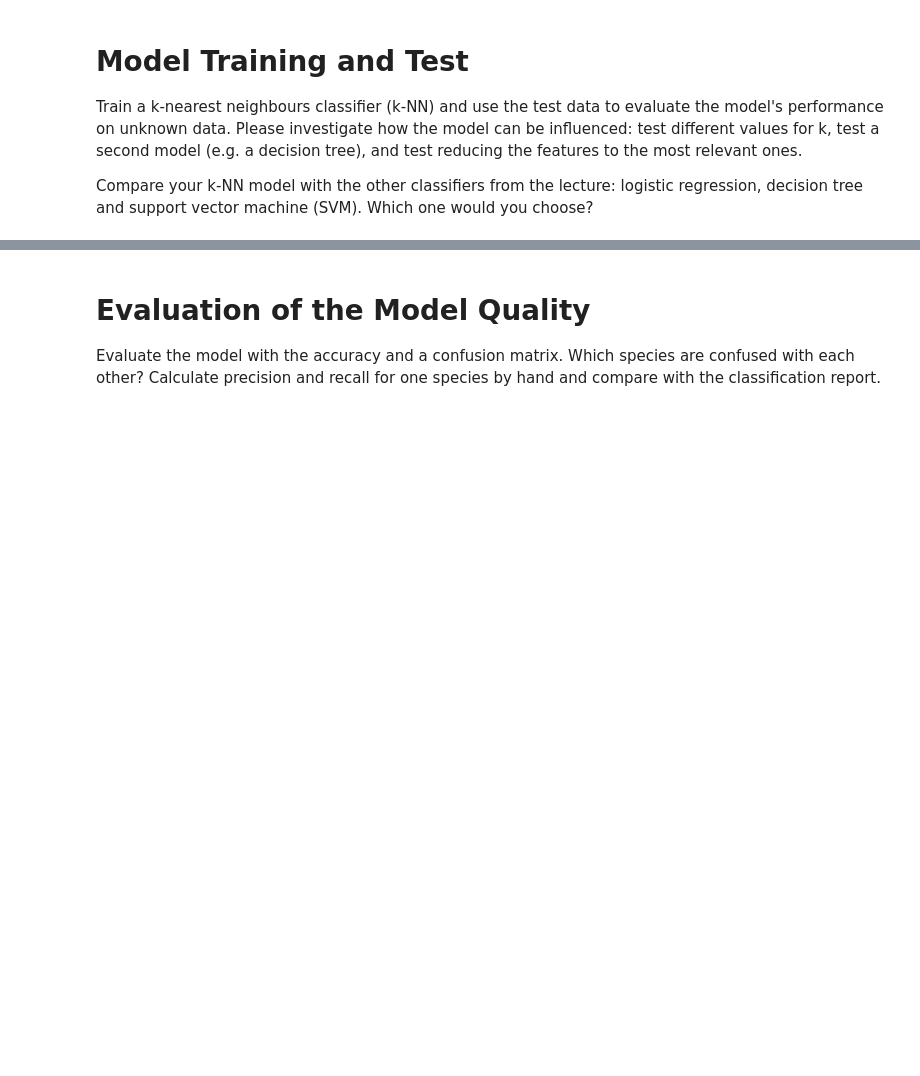
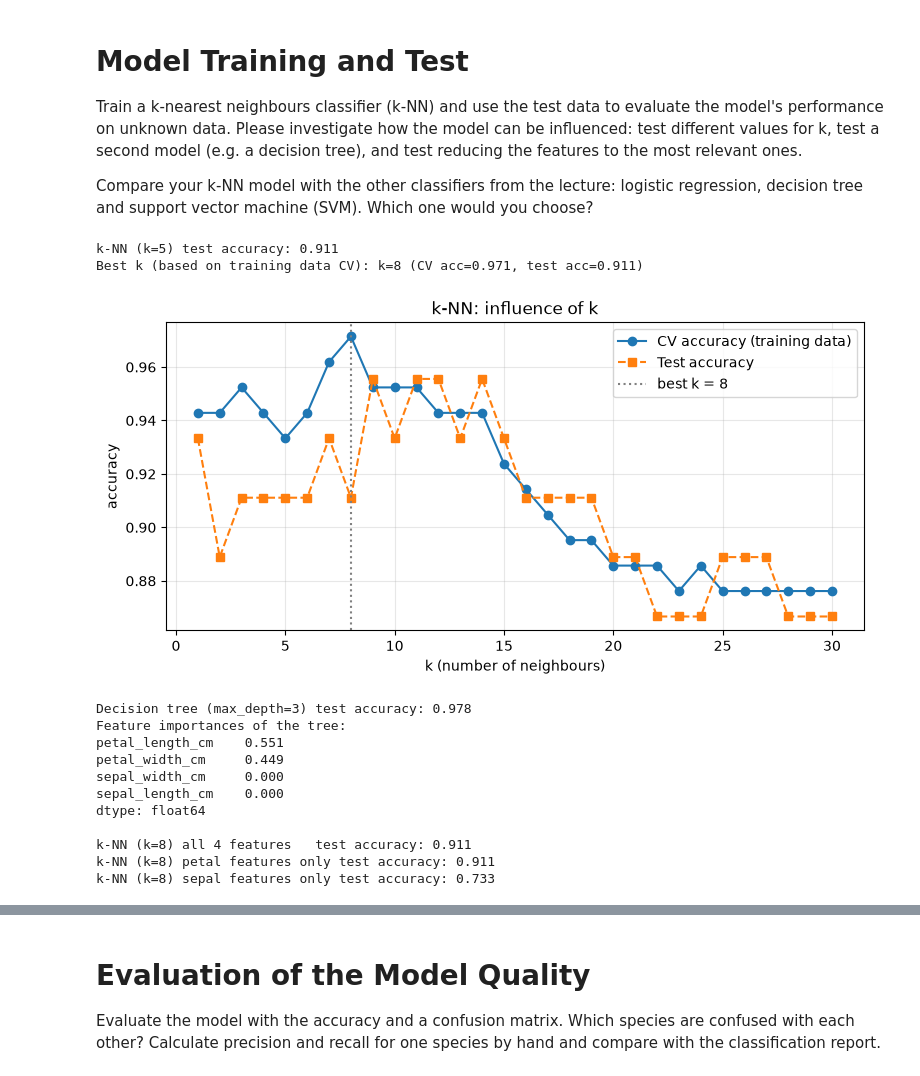
Before and after one commit to maaaax1611/machine-learning-for-engineers, a Jupyter notebook: 2_classification/Exercise_II_Classification_IrisData_Task.ipynb, the cells around one changed output, grey strips where cells are left out. Cells and saved outputs as stored; diff of their text form; code cells hidden in the pictures; blank space fills up the shorter version.

```diff
--- a/2_classification/Exercise_II_Classification_IrisData_Task.ipynb
+++ b/2_classification/Exercise_II_Classification_IrisData_Task.ipynb
@@ -27,3 +179,13 @@ Which feature pairs separate the species best? Which species are hard to disting
 Please prepare the data in a training and a test dataset to train and test the classification model in a later stage.
 Please do some research to understand the reason.
 What does the parameter `stratify` do, and why is it useful here?
+# %%
+# 0.7 train - 0.3 test
+# stratify=y keeps the class proportions identical in both sets.
+X_train, X_test, y_train, y_test = train_test_split(
+    X, y, test_size=0.3, stratify=y, random_state=RANDOM_STATE
+)
+
+print("Training set:", X_train.shape, " Test set:", X_test.shape)
+print("\nClass distribution training set:\n", y_train.value_counts())
+print("\nClass distribution test set:\n", y_test.value_counts())
@@ -33,3 +216,71 @@ Train a k-nearest neighbours classifier (k-NN) and use the test data to evaluate
 Please investigate how the model can be influenced: test different values for k, test a second model (e.g. a decision tree), and test reducing the features to the most relevant ones.
 
 Compare your k-NN model with the other classifiers from the lecture: logistic regression, decision tree and support vector machine (SVM). Which one would you choose?
+# %%
+# baseline k=5
+# knn works with distances --> standardize
+knn = make_pipeline(StandardScaler(), KNeighborsClassifier(n_neighbors=5))
+knn.fit(X_train, y_train)
+print(f"k-NN (k=5) test accuracy: {accuracy_score(y_test, knn.predict(X_test)):.3f}")
+
+# Test influence of k
+# our dataset is small, meaning we would measure lots of noise
+# --> use 5 folds of cv on the training data
+cv = StratifiedKFold(n_splits=5, shuffle=True, random_state=RANDOM_STATE)
+k_values = range(1, 31)
+test_acc, cv_acc = [], []
+for k in k_values:
+    model = make_pipeline(StandardScaler(), KNeighborsClassifier(n_neighbors=k))
+    cv_acc.append(cross_val_score(model, X_train, y_train, cv=cv).mean())
+    test_acc.append(model.fit(X_train, y_train).score(X_test, y_test))
+
+best_k = list(k_values)[int(np.argmax(cv_acc))]
+print(f"Best k (based on training data CV): k={best_k} "
+      f"(CV acc={max(cv_acc):.3f}, test acc={test_acc[best_k - 1]:.3f})")
+
+plt.figure(figsize=(9, 4))
+plt.plot(k_values, cv_acc, "o-", label="CV accuracy (training data)")
+plt.plot(k_values, test_acc, "s--", label="Test accuracy")
+plt.axvline(best_k, color="grey", ls=":", label=f"best k = {best_k}")
+plt.xlabel("k (number of neighbours)")
+plt.ylabel("accuracy")
+plt.title("k-NN: influence of k")
+plt.legend()
+plt.grid(alpha=0.3)
+plt.show()
+
+# final knn model with best k
+knn = make_pipeline(StandardScaler(), KNeighborsClassifier(n_neighbors=best_k))
+knn.fit(X_train, y_train)
+
+# second model: decision tree
+tree = DecisionTreeClassifier(max_depth=3, random_state=RANDOM_STATE).fit(X_train, y_train)
+print(f"\nDecision tree (max_depth=3) test accuracy: {tree.score(X_test, y_test):.3f}")
+print("Feature importances of the tree:")
+print(pd.Series(tree.feature_importances_, index=feature_cols).sort_values(ascending=False).round(3))
+
+# reducing the features to the most relevant ones (petal length & width)
+petal_cols = ["petal_length_cm", "petal_width_cm"]
+knn_petal = make_pipeline(StandardScaler(), KNeighborsClassifier(n_neighbors=best_k))
+knn_petal.fit(X_train[petal_cols], y_train)
+print(f"\nk-NN (k={best_k}) all 4 features   test accuracy: {knn.score(X_test, y_test):.3f}")
+print(f"k-NN (k={best_k}) petal features only test accuracy: {knn_petal.score(X_test[petal_cols], y_test):.3f}")
+sepal_cols = ["sepal_length_cm", "sepal_width_cm"]
+knn_sepal = make_pipeline(StandardScaler(), KNeighborsClassifier(n_neighbors=best_k))
+knn_sepal.fit(X_train[sepal_cols], y_train)
+print(f"k-NN (k={best_k}) sepal features only test accuracy: {knn_sepal.score(X_test[sepal_cols], y_test):.3f}")
+# %% [output]
+k-NN (k=5) test accuracy: 0.911
+Best k (based on training data CV): k=8 (CV acc=0.971, test acc=0.911)
+[figure, added]
+Decision tree (max_depth=3) test accuracy: 0.978
+Feature importances of the tree:
+petal_length_cm    0.551
+petal_width_cm     0.449
+sepal_width_cm     0.000
+sepal_length_cm    0.000
+dtype: float64
+
+k-NN (k=8) all 4 features   test accuracy: 0.911
+k-NN (k=8) petal features only test accuracy: 0.911
+k-NN (k=8) sepal features only test accuracy: 0.733
```
Also changed, not shown: parts of 16 cells of this notebook.
